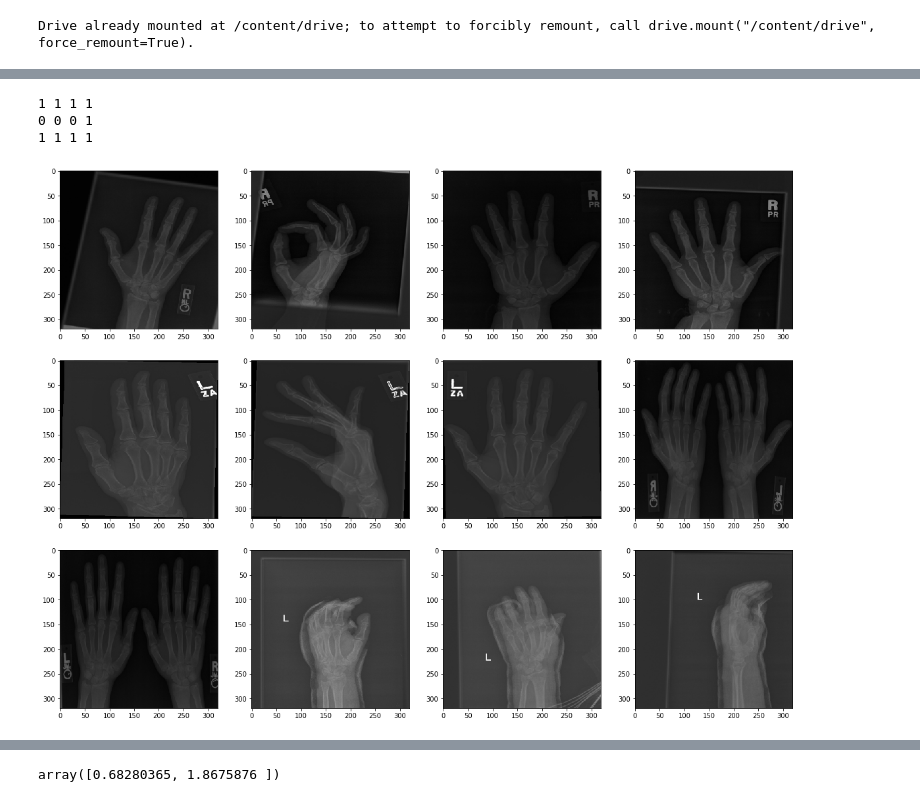
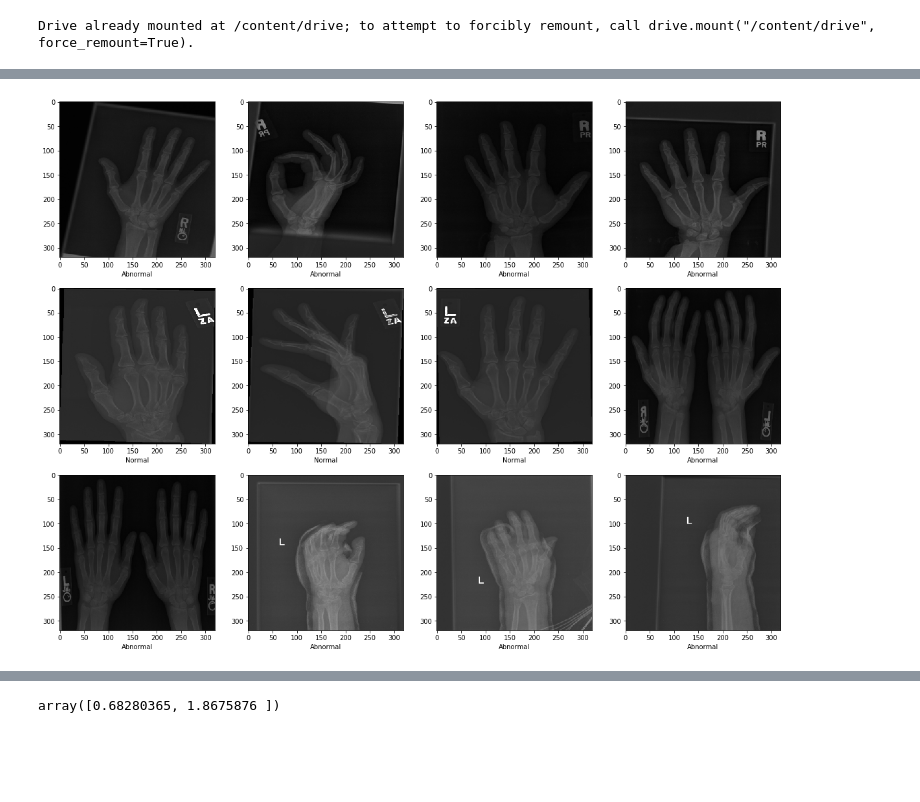
Before and after one commit to vladyorsh/bak, a Jupyter notebook: ra2.ipynb, the cells around one changed output, grey strips where cells are left out. Cells and saved outputs as stored; diff of their text form; code cells hidden in the pictures; blank space fills up the shorter version.

```diff
--- a/ra2.ipynb
+++ b/ra2.ipynb
@@ -14,9 +15,10 @@ n_classes = 2
 export_folder = 'drive/My Drive/Work/ML/RA2/'
 # %%
+#@title Function to load data from hdf5
 import h5py
 import numpy as np
 
-def import_from_hdf5(path):
+def import_from_hdf5(path, verbose=False):
   with h5py.File(path, "r", driver='core') as hdf5_file:
 
     train_data = None
@@ -29,7 +31,8 @@ def import_from_hdf5(path):
         train_data = batch
       else:
         train_data = np.concatenate([train_data, batch], axis=0)
-      print('Loaded', batch_end, 'samples of', train_samples, 'samples of train data')
+      if verbose:
+        print('Loaded', batch_end, 'samples of', train_samples, 'samples of train data')
       if batch_end == train_samples:
         break
       else:
@@ -48,7 +51,8 @@ def import_from_hdf5(path):
         valid_data = batch
       else:
         valid_data = np.concatenate([valid_data, batch], axis=0)
-      print('Loaded', batch_end, 'samples of', val_samples, 'samples of val data')
+      if verbose:
+        print('Loaded', batch_end, 'samples of', val_samples, 'samples of val data')
       if batch_end == val_samples:
         break
       else:
@@ -84,23 +73,19 @@ Loaded 460 samples of 460 samples of val data
 (5543, 320, 320, 3) (5543,) (460, 320, 320, 3) (460,)
 # %%
+#@title Visualize some samples
 import matplotlib.pyplot as plt
 
 shift = 1520
 n_cols, n_rows = 4, 3
 
 fig, ax = plt.subplots(figsize=(5 * n_cols, 5 * n_rows), ncols=n_cols, nrows=n_rows)
 
 for i in range(n_rows):
-  s = ''
   for k in range(n_cols):
-
+    label = 'Normal' if hand_train_labels[shift + i * n_cols + k] == 0 else 'Abnormal'
     ax[i, k].imshow(hand_train[shift + i * n_cols + k].astype(np.uint8))
-    s += str(hand_train_labels[shift + i * n_cols + k]) + ' '
-  print(s)
+    ax[i, k].set_xlabel(label)
 
 plt.show()
 # %% [output]
-1 1 1 1
-0 0 0 1
-1 1 1 1
-[figure, old version]
+[figure, new version]
```
Also changed, not shown: parts of 18 cells of this notebook.
